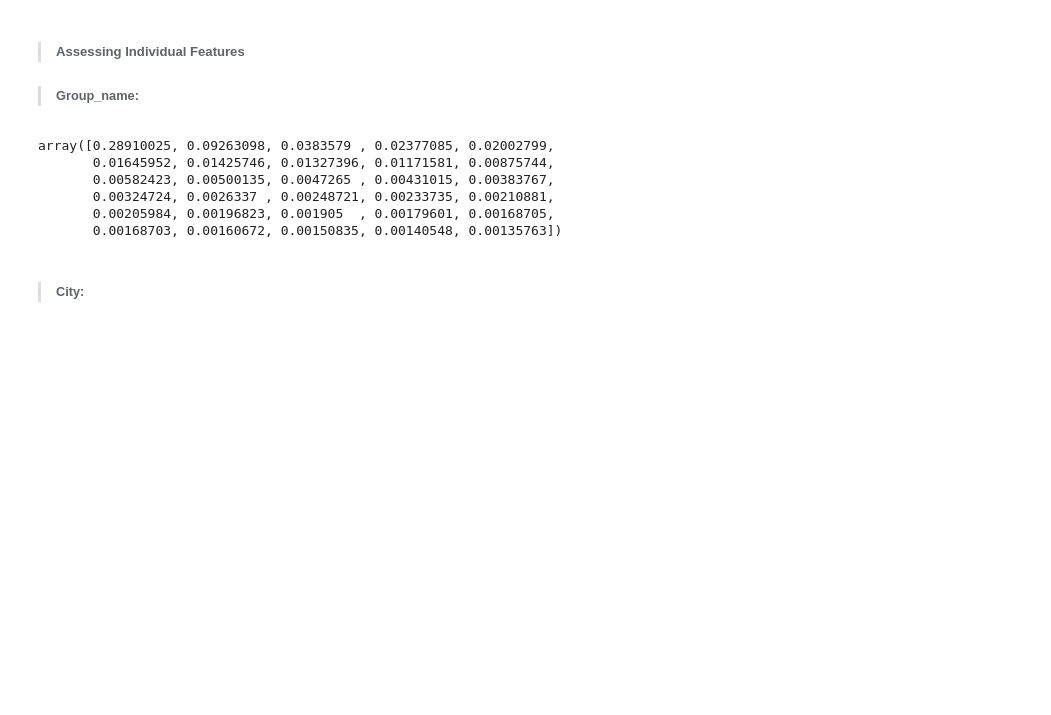
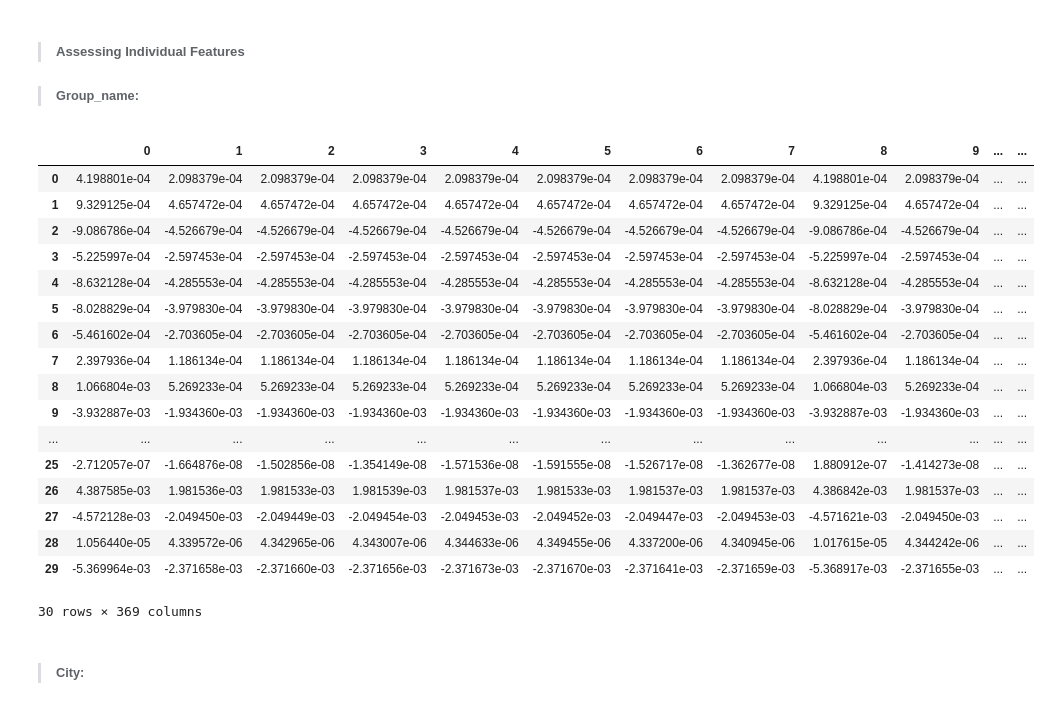
Before and after one commit to Begecky/Thinkful_Materials, a Jupyter notebook: CyberTerrorism3.ipynb, the cells around one changed output. Saved outputs shown, nothing was run; the diff lists cells and outputs as text; code cells hidden in the pictures; blank space fills up the shorter version.

```diff
--- a/CyberTerrorism3.ipynb
+++ b/CyberTerrorism3.ipynb
@@ -1220,15 +1288,32 @@ PCA_names = PCA(n_components = 30)
 PCA_names.fit(name_train_dummy, name_train_output2)
 PCA_names_input = PCA_names.fit_transform(name_train_dummy, name_train_output2)
 
-PCA_names_df = pd.DataFrame(PCA_names.components_, columns = name_train_dummy.columns)
-PCA_names.explained_variance_
+PCA_names_df = pd.DataFrame(data = PCA_names.components_)
+PCA_names_df['Explained_Variance'] = PCA_names.explained_variance_
+PCA_names_df['Explained_Variance_Ratio'] = PCA_names.explained_variance_ratio_
+PCA_names_df['Singular_Values'] = PCA_names.singular_values_
+PCA_names_df['Noise_Variance'] = PCA_names.noise_variance_
-# %% [output]
-array([0.28910025, 0.09263098, 0.0383579 , 0.02377085, 0.02002799,
-       0.01645952, 0.01425746, 0.01327396, 0.01171581, 0.00875744,
-       0.00582423, 0.00500135, 0.0047265 , 0.00431015, 0.00383767,
-       0.00324724, 0.0026337 , 0.00248721, 0.00233735, 0.00210881,
-       0.00205984, 0.00196823, 0.001905  , 0.00179601, 0.00168705,
-       0.00168703, 0.00160672, 0.00150835, 0.00140548, 0.00135763])
+# %%
+PCA_names_df
+# %% [output]
+|  | 0 | 1 | 2 | 3 | 4 | 5 | 6 | 7 | 8 | 9 | ... | ... |
+| 0 | 4.198801e-04 | 2.098379e-04 | 2.098379e-04 | 2.098379e-04 | 2.098379e-04 | 2.098379e-04 | 2.098379e-04 | 2.098379e-04 | 4.198801e-04 | 2.098379e-04 | ... | ... |
+| 1 | 9.329125e-04 | 4.657472e-04 | 4.657472e-04 | 4.657472e-04 | 4.657472e-04 | 4.657472e-04 | 4.657472e-04 | 4.657472e-04 | 9.329125e-04 | 4.657472e-04 | ... | ... |
+| 2 | -9.086786e-04 | -4.526679e-04 | -4.526679e-04 | -4.526679e-04 | -4.526679e-04 | -4.526679e-04 | -4.526679e-04 | -4.526679e-04 | -9.086786e-04 | -4.526679e-04 | ... | ... |
+| 3 | -5.225997e-04 | -2.597453e-04 | -2.597453e-04 | -2.597453e-04 | -2.597453e-04 | -2.597453e-04 | -2.597453e-04 | -2.597453e-04 | -5.225997e-04 | -2.597453e-04 | ... | ... |
+| 4 | -8.632128e-04 | -4.285553e-04 | -4.285553e-04 | -4.285553e-04 | -4.285553e-04 | -4.285553e-04 | -4.285553e-04 | -4.285553e-04 | -8.632128e-04 | -4.285553e-04 | ... | ... |
+| 5 | -8.028829e-04 | -3.979830e-04 | -3.979830e-04 | -3.979830e-04 | -3.979830e-04 | -3.979830e-04 | -3.979830e-04 | -3.979830e-04 | -8.028829e-04 | -3.979830e-04 | ... | ... |
+| 6 | -5.461602e-04 | -2.703605e-04 | -2.703605e-04 | -2.703605e-04 | -2.703605e-04 | -2.703605e-04 | -2.703605e-04 | -2.703605e-04 | -5.461602e-04 | -2.703605e-04 | ... | ... |
+| 7 | 2.397936e-04 | 1.186134e-04 | 1.186134e-04 | 1.186134e-04 | 1.186134e-04 | 1.186134e-04 | 1.186134e-04 | 1.186134e-04 | 2.397936e-04 | 1.186134e-04 | ... | ... |
+| 8 | 1.066804e-03 | 5.269233e-04 | 5.269233e-04 | 5.269233e-04 | 5.269233e-04 | 5.269233e-04 | 5.269233e-04 | 5.269233e-04 | 1.066804e-03 | 5.269233e-04 | ... | ... |
+| 9 | -3.932887e-03 | -1.934360e-03 | -1.934360e-03 | -1.934360e-03 | -1.934360e-03 | -1.934360e-03 | -1.934360e-03 | -1.934360e-03 | -3.932887e-03 | -1.934360e-03 | ... | ... |
+| ... | ... | ... | ... | ... | ... | ... | ... | ... | ... | ... | ... | ... |
+| 25 | -2.712057e-07 | -1.664876e-08 | -1.502856e-08 | -1.354149e-08 | -1.571536e-08 | -1.591555e-08 | -1.526717e-08 | -1.362677e-08 | 1.880912e-07 | -1.414273e-08 | ... | ... |
+| 26 | 4.387585e-03 | 1.981536e-03 | 1.981533e-03 | 1.981539e-03 | 1.981537e-03 | 1.981533e-03 | 1.981537e-03 | 1.981537e-03 | 4.386842e-03 | 1.981537e-03 | ... | ... |
+| 27 | -4.572128e-03 | -2.049450e-03 | -2.049449e-03 | -2.049454e-03 | -2.049453e-03 | -2.049452e-03 | -2.049447e-03 | -2.049453e-03 | -4.571621e-03 | -2.049450e-03 | ... | ... |
+| 28 | 1.056440e-05 | 4.339572e-06 | 4.342965e-06 | 4.343007e-06 | 4.344633e-06 | 4.349455e-06 | 4.337200e-06 | 4.340945e-06 | 1.017615e-05 | 4.344242e-06 | ... | ... |
+| 29 | -5.369964e-03 | -2.371658e-03 | -2.371660e-03 | -2.371656e-03 | -2.371673e-03 | -2.371670e-03 | -2.371641e-03 | -2.371659e-03 | -5.368917e-03 | -2.371655e-03 | ... | ... |
+30 rows × 369 columns
 # %% [markdown]
 > ###### City:
 # %%
```
Also changed, not shown: parts of 11 cells of this notebook.
